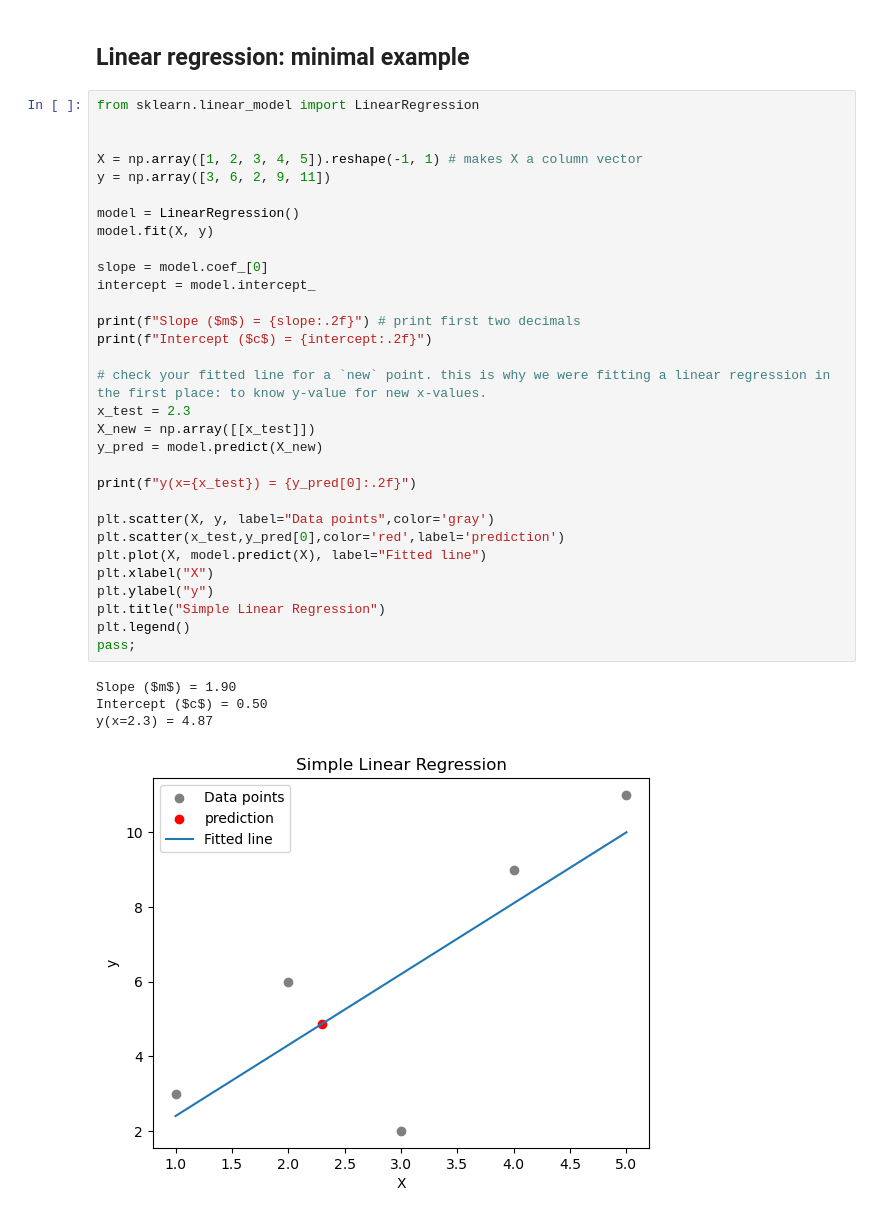
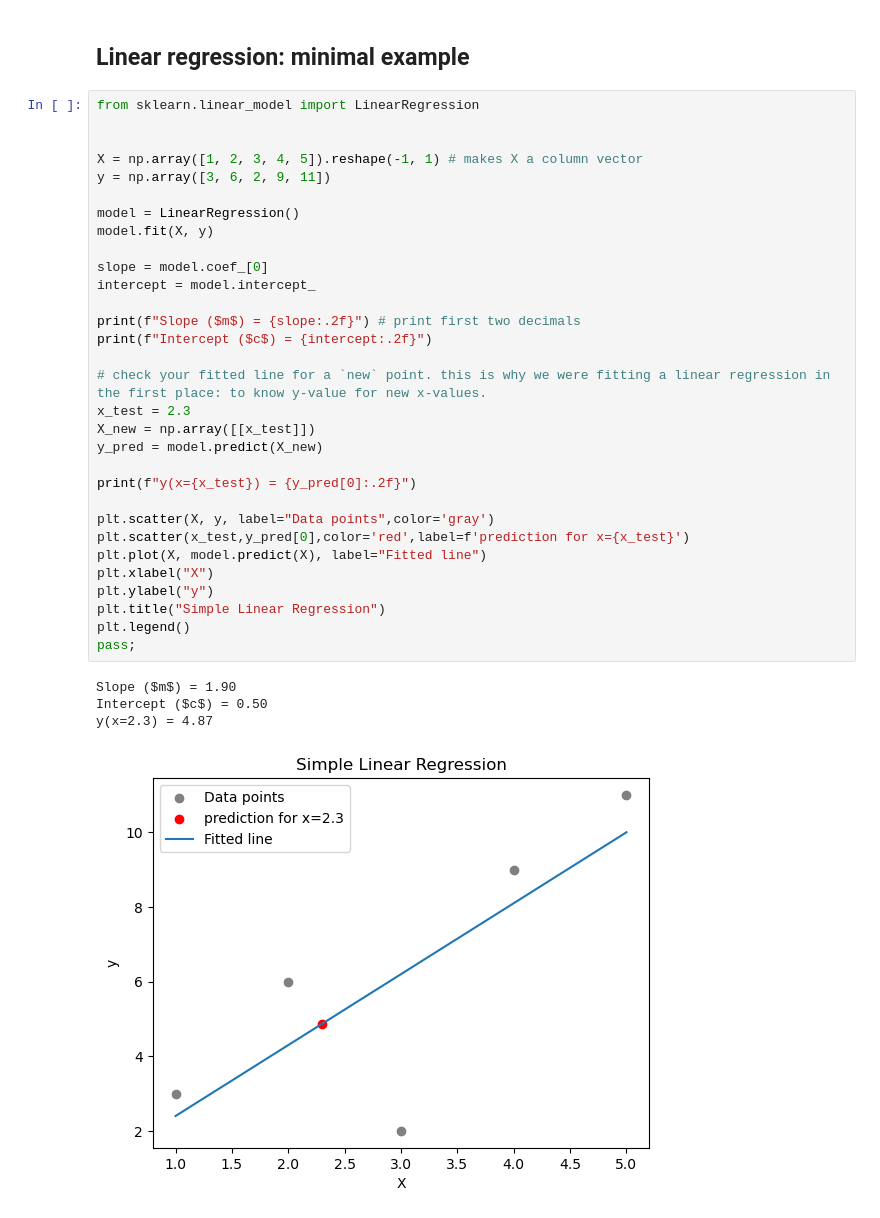
Before and after one commit to arghyadutta/intro-python-r, a Jupyter notebook: 10-basic-statistics.ipynb, the cells around one changed output. Saved outputs shown, nothing was run; the diff lists cells and outputs as text.

```diff
--- a/10-basic-statistics.ipynb
+++ b/10-basic-statistics.ipynb
@@ -171,32 +171,32 @@ from sklearn.linear_model import LinearRegression
 X = np.array([1, 2, 3, 4, 5]).reshape(-1, 1) # makes X a column vector
 y = np.array([3, 6, 2, 9, 11])
 
 model = LinearRegression()
 model.fit(X, y)
 
 slope = model.coef_[0]
 intercept = model.intercept_
 
 print(f"Slope ($m$) = {slope:.2f}") # print first two decimals
 print(f"Intercept ($c$) = {intercept:.2f}")
 
 # check your fitted line for a `new` point. this is why we were fitting a linear regression in the first place: to know y-value for new x-values.
 x_test = 2.3
 X_new = np.array([[x_test]])
 y_pred = model.predict(X_new)
 
 print(f"y(x={x_test}) = {y_pred[0]:.2f}")
 
 plt.scatter(X, y, label="Data points",color='gray')
-plt.scatter(x_test,y_pred[0],color='red',label='prediction')
+plt.scatter(x_test,y_pred[0],color='red',label=f'prediction for x={x_test}')
 plt.plot(X, model.predict(X), label="Fitted line")
 plt.xlabel("X")
 plt.ylabel("y")
 plt.title("Simple Linear Regression")
 plt.legend()
 pass;
 # %% [output]
 Slope ($m$) = 1.90
 Intercept ($c$) = 0.50
 y(x=2.3) = 4.87
-[figure, old version]
+[figure, new version]
```
